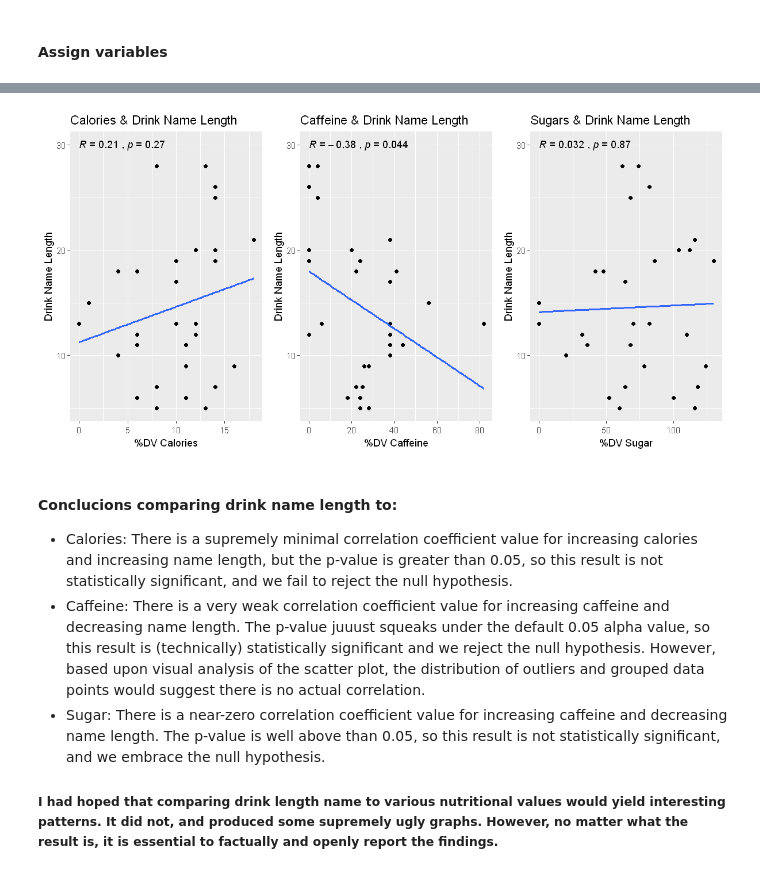
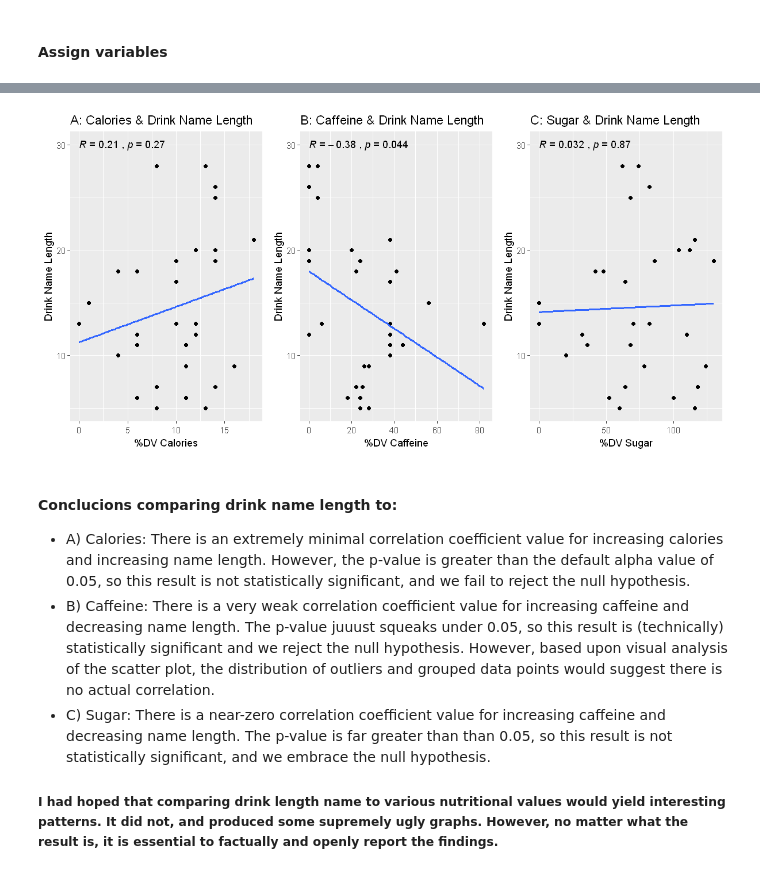
Before and after one commit to Ugi77/projects, a Jupyter notebook: NutritionAnalysisTour/inferential_r.ipynb, the cells around one changed output, grey strips where cells are left out. Drawn from its saved outputs; the diff is of its cells as text; code cells hidden in the pictures.

```diff
--- a/NutritionAnalysisTour/inferential_r.ipynb
+++ b/NutritionAnalysisTour/inferential_r.ipynb
@@ -47,24 +54,24 @@ library(ggpubr)
 # %%
 options(repr.plot.width = 10, repr.plot.height = 5)
 p1 <- ggplot(dat, aes(cal, name_len)) + geom_point(shape = 16) + geom_smooth(method = lm, se = FALSE) +
-  labs(x = "%DV Calories", y = "Drink Name Length", title = "Calories & Drink Name Length")  +
+  labs(x = "%DV Calories", y = "Drink Name Length", title = "A: Calories & Drink Name Length")  +
   stat_cor(label.x = 0, label.y = 30)
 
 p2 <- ggplot(dat, aes(caff, name_len)) + geom_point(shape = 16) + geom_smooth(method = lm, se = FALSE) +
-  labs(x = "%DV Caffeine", y = "Drink Name Length", title = "Caffeine & Drink Name Length") +
+  labs(x = "%DV Caffeine", y = "Drink Name Length", title = "B: Caffeine & Drink Name Length") +
   stat_cor(label.x = 0, label.y = 30)
 
 p3 <- ggplot(dat, aes(sug, name_len)) + geom_point(shape = 16) + geom_smooth(method = lm, se = FALSE) +
-  labs(x = "%DV Sugar", y = "Drink Name Length", title = "Sugar & Drink Name Length") +
+  labs(x = "%DV Sugar", y = "Drink Name Length", title = "C: Sugar & Drink Name Length") +
   stat_cor(label.x = 0, label.y = 30)
 
 ggarrange(p1, p2, p3, ncol = 3)
 # %% [output]
-[figure, old version]
+[figure, new version]
 # %% [markdown]
 #### Conclucions comparing drink name length to:
-+  Calories: There is a supremely minimal correlation coefficient value for increasing calories and increasing name length, but the p-value is greater than 0.05, so this result is not statistically significant, and we fail to reject the null hypothesis.
-+  Caffeine: There is a very weak correlation coefficient value for increasing caffeine and decreasing name length.  The p-value juuust squeaks under the default 0.05 alpha value, so this result is (technically) statistically significant and we reject the null hypothesis.  However, based upon visual analysis of the scatter plot, the distribution of outliers and grouped data points would suggest there is no actual correlation.
-+  Sugar: There is a near-zero correlation coefficient value for increasing caffeine and decreasing name length.  The p-value is well above than 0.05, so this result is not statistically significant, and we embrace the null hypothesis.
++  A) Calories: There is an extremely minimal correlation coefficient value for increasing calories and increasing name length.  However, the p-value is greater than the default alpha value of 0.05, so this result is not statistically significant, and we fail to reject the null hypothesis.
++  B) Caffeine: There is a very weak correlation coefficient value for increasing caffeine and decreasing name length.  The p-value juuust squeaks under 0.05, so this result is (technically) statistically significant and we reject the null hypothesis.  However, based upon visual analysis of the scatter plot, the distribution of outliers and grouped data points would suggest there is no actual correlation.
++  C) Sugar: There is a near-zero correlation coefficient value for increasing caffeine and decreasing name length.  The p-value is far greater than than 0.05, so this result is not statistically significant, and we embrace the null hypothesis.
 
 ##### I had hoped that comparing drink length name to various nutritional values would yield interesting patterns.  It did not, and produced some supremely ugly graphs.  However, no matter what the result is, it is essential to factually and openly report the findings.
```
Also changed, not shown: parts of 5 cells of this notebook.
